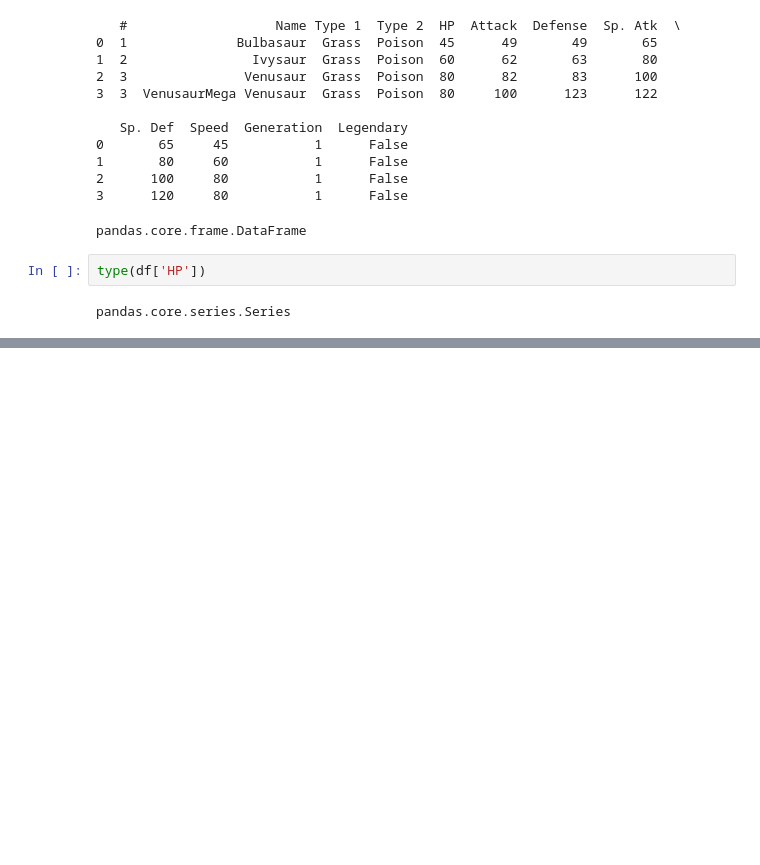
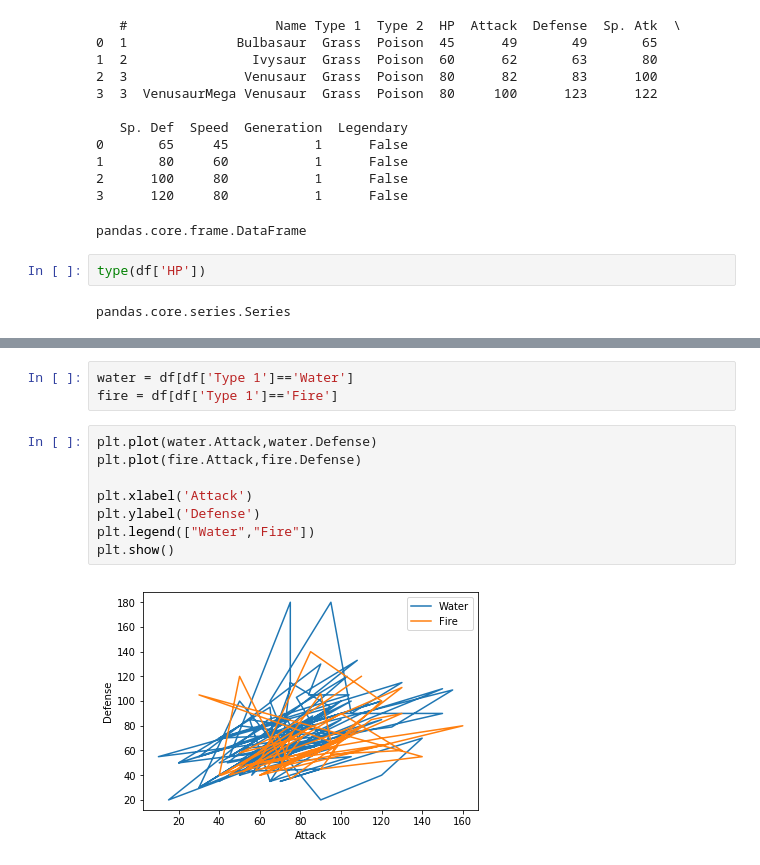
Before and after one commit to ashleynguci/codefight, a Jupyter notebook: Data Visualization with Python.ipynb, the cells around one changed output, grey strips where cells are left out. Saved outputs shown, nothing was run; the diff lists cells and outputs as text; blank space fills up the shorter version.

```diff
--- a/Data Visualization with Python.ipynb
+++ b/Data Visualization with Python.ipynb
@@ -44,0 +45,13 @@ plt.plot(df['HP'],df['Defense'])
+# %%
+water = df[df['Type 1']=='Water']
+fire = df[df['Type 1']=='Fire']
+# %%
+plt.plot(water.Attack,water.Defense)
+plt.plot(fire.Attack,fire.Defense)
+
+plt.xlabel('Attack')
+plt.ylabel('Defense')
+plt.legend(["Water","Fire"])
+plt.show()
+# %% [output]
+[figure, added]
```
Also changed, not shown: parts of 1 cell of this notebook, 1 other file.
